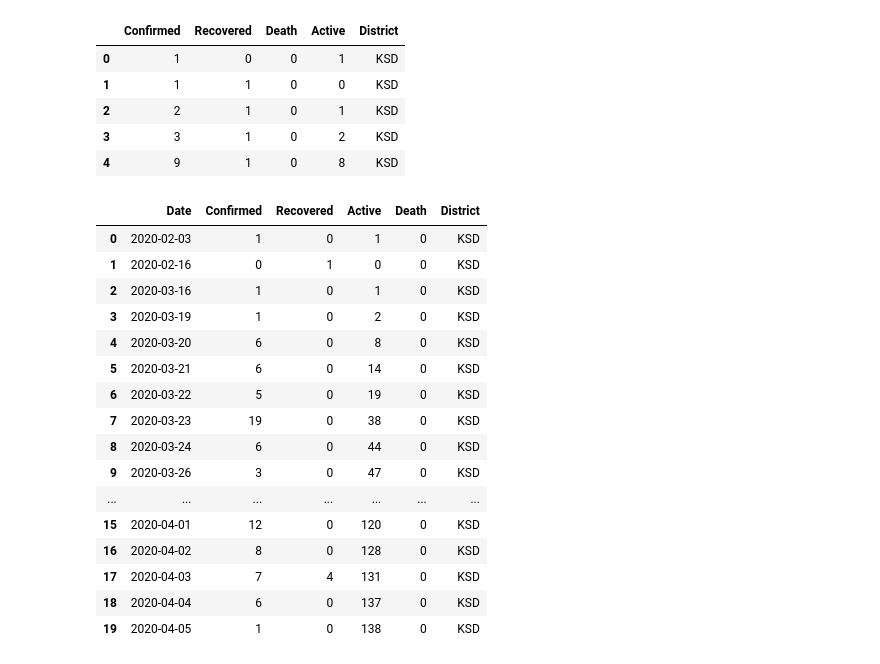
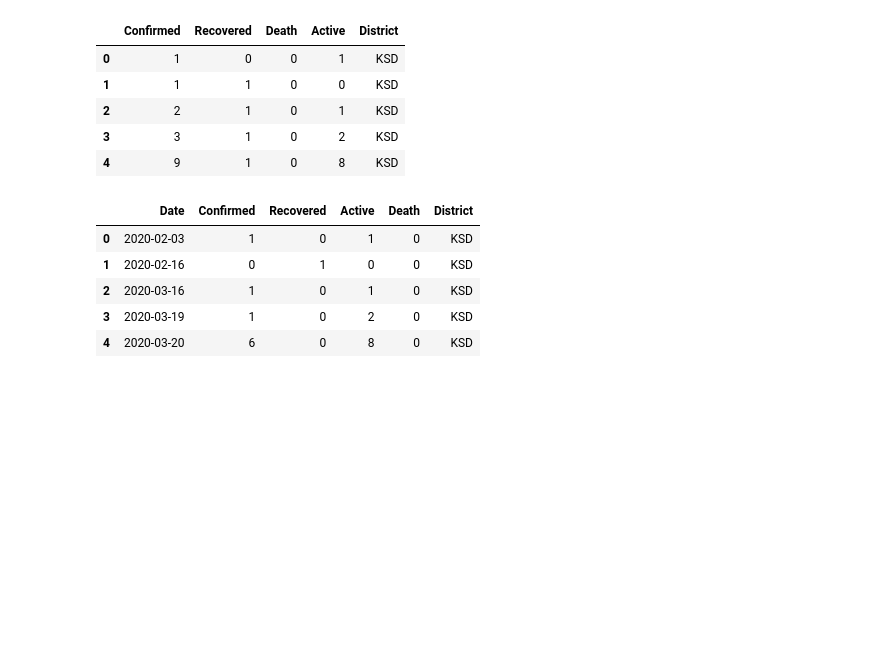
Before and after one commit to ashwindasr/Coursera_Capstone, a Jupyter notebook: final_project.ipynb, the cells around one changed output. Saved outputs shown, nothing was run; the diff lists cells and outputs as text; code cells hidden in the pictures; blank space fills up the shorter version.

```diff
--- a/final_project.ipynb
+++ b/final_project.ipynb
@@ -38,3 +9,5 @@ df = df_data_0
+# %%
+df = pd.read_csv("data.csv")
 # %%
 districts = df['District'].unique()
 districts
@@ -56,22 +29,11 @@ cum_data.head()
 # %%
 df['Date'] =  pd.to_datetime(df['Date'],format='%d-%m-%Y')
 # %%
-df.head(20)
+df.head()
 # %% [output]
 |  | Date | Confirmed | Recovered | Active | Death | District |
 | 0 | 2020-02-03 | 1 | 0 | 1 | 0 | KSD |
 | 1 | 2020-02-16 | 0 | 1 | 0 | 0 | KSD |
 | 2 | 2020-03-16 | 1 | 0 | 1 | 0 | KSD |
 | 3 | 2020-03-19 | 1 | 0 | 2 | 0 | KSD |
 | 4 | 2020-03-20 | 6 | 0 | 8 | 0 | KSD |
-| 5 | 2020-03-21 | 6 | 0 | 14 | 0 | KSD |
-| 6 | 2020-03-22 | 5 | 0 | 19 | 0 | KSD |
-| 7 | 2020-03-23 | 19 | 0 | 38 | 0 | KSD |
-| 8 | 2020-03-24 | 6 | 0 | 44 | 0 | KSD |
-| 9 | 2020-03-26 | 3 | 0 | 47 | 0 | KSD |
-| ... | ... | ... | ... | ... | ... | ... |
-| 15 | 2020-04-01 | 12 | 0 | 120 | 0 | KSD |
-| 16 | 2020-04-02 | 8 | 0 | 128 | 0 | KSD |
-| 17 | 2020-04-03 | 7 | 4 | 131 | 0 | KSD |
-| 18 | 2020-04-04 | 6 | 0 | 137 | 0 | KSD |
-| 19 | 2020-04-05 | 1 | 0 | 138 | 0 | KSD |
```
Also changed, not shown: parts of 18 cells of this notebook, 3 other files.
